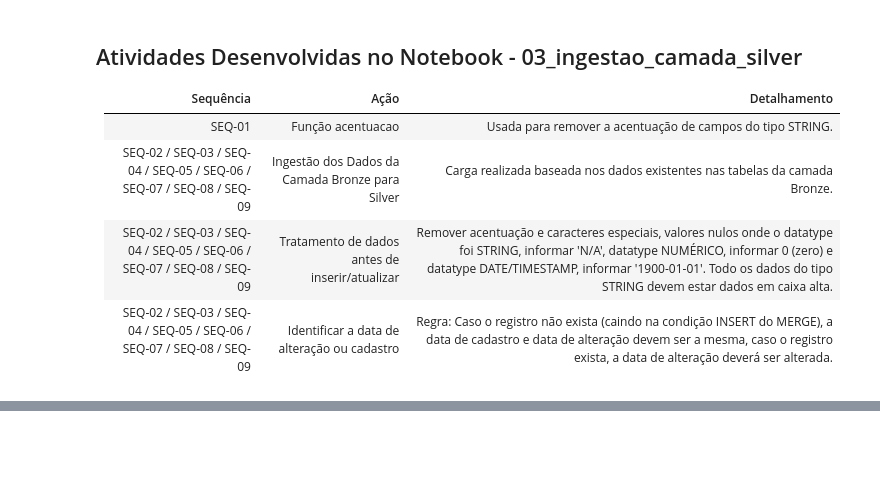
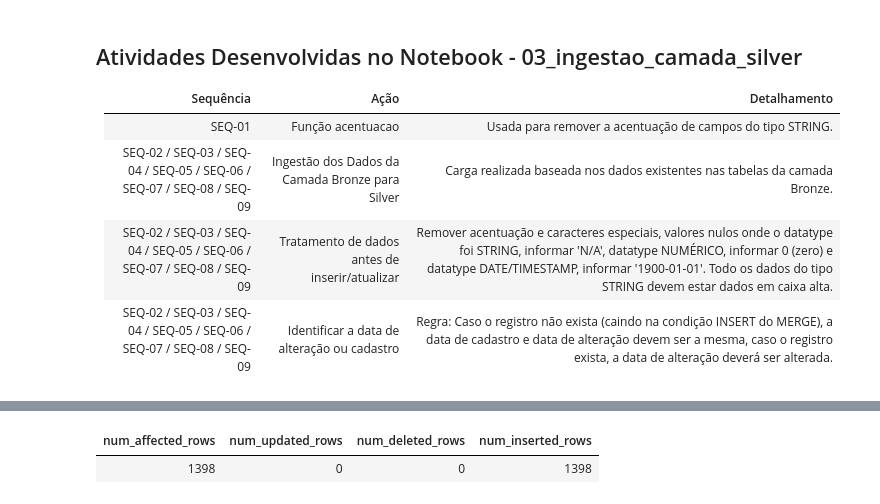
Before and after one commit to dbaassists/Projeto_BI_Zero_TO_DW, a Jupyter notebook: 02_NOTEBOOK/03_ingestao_camada_silver.ipynb, the cells around one changed output, grey strips where cells are left out. Drawn from its saved outputs; the diff is of its cells as text; code cells hidden in the pictures; blank space fills up the shorter version.

```diff
--- a/02_NOTEBOOK/03_ingestao_camada_silver.ipynb
+++ b/02_NOTEBOOK/03_ingestao_camada_silver.ipynb
@@ -48,33 +58,68 @@ MERGE INTO silver.tb_cliente a
 USING (
 SELECT
 CODIGO_CLIENTE
+,DATA_NASCIMENTO
+,IDADE_CLIENTE
+,DESCRICAO_ENDERECO
+,NUMERO_ENDERECO
+,NOME_CIDADE
+,NUMERO_TELEFONE
+,EMAIL_CLIENTE
+,OCUPACAO_CLIENTE
 ,IFNULL(TRIM(acentuacao(NOME_CLIENTE)),'N/A') NOME_CLIENTE
 FROM bronze.tb_cliente
 ) b
 
 ON a.CODIGO_CLIENTE= b.CODIGO_CLIENTE
 
 WHEN MATCHED THEN
 UPDATE SET
 a.NOME_CLIENTE = b.NOME_CLIENTE
+,a.DATA_NASCIMENTO = b.DATA_NASCIMENTO
+,a.IDADE_CLIENTE = b.IDADE_CLIENTE
+,a.DESCRICAO_ENDERECO = b.DESCRICAO_ENDERECO
+,a.NUMERO_ENDERECO = b.NUMERO_ENDERECO
+,a.NOME_CIDADE = b.NOME_CIDADE
+,a.NUMERO_TELEFONE = b.NUMERO_TELEFONE
+,a.EMAIL_CLIENTE = b.EMAIL_CLIENTE
+,a.OCUPACAO_CLIENTE = b.OCUPACAO_CLIENTE
 ,a.DATA_ALTERACAO = from_utc_timestamp(now(),'GMT-3')
 
 WHEN NOT MATCHED
 THEN
 INSERT
 (
 CODIGO_CLIENTE
 ,NOME_CLIENTE
+,DATA_NASCIMENTO
+,IDADE_CLIENTE
+,DESCRICAO_ENDERECO
+,NUMERO_ENDERECO
+,NOME_CIDADE
+,NUMERO_TELEFONE
+,EMAIL_CLIENTE
+,OCUPACAO_CLIENTE
 ,DATA_CADASTRO
 ,DATA_ALTERACAO
 )
 VALUES
 (
 b.CODIGO_CLIENTE
 ,b.NOME_CLIENTE
+,b.DATA_NASCIMENTO
+,b.IDADE_CLIENTE
+,b.DESCRICAO_ENDERECO
+,b.NUMERO_ENDERECO
+,b.NOME_CIDADE
+,b.NUMERO_TELEFONE
+,b.EMAIL_CLIENTE
+,b.OCUPACAO_CLIENTE
 ,from_utc_timestamp(now(),'GMT-3')
 ,from_utc_timestamp(now(),'GMT-3')
 )
+# %% [output]
+| num_affected_rows | num_updated_rows | num_deleted_rows | num_inserted_rows |
+| 1398 | 0 | 0 | 1398 |
 # %%
 %sql
 MERGE INTO silver.tb_forma_pagamento a
```
Also changed, not shown: parts of 8 cells of this notebook, 34 other files.
